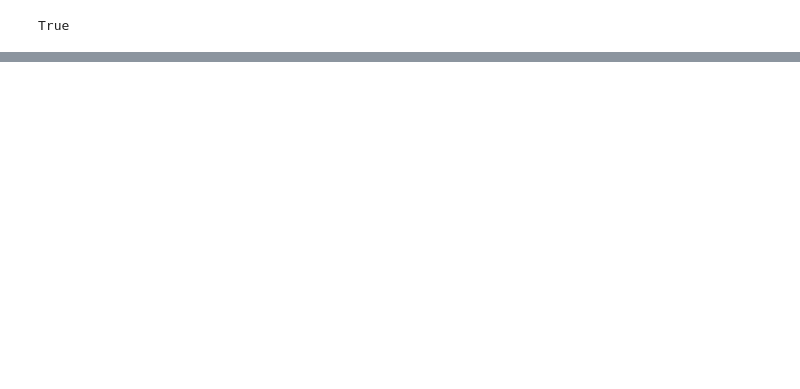
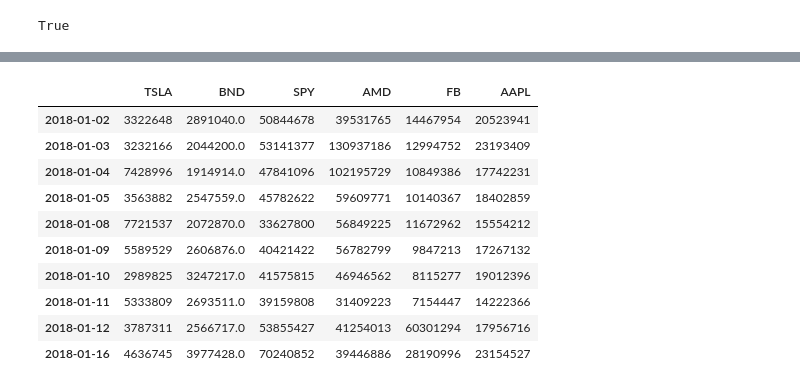
Before and after one commit to sumeetvaidya/bootcamp-project-1, a Jupyter notebook: MarketData.ipynb, the cells around one changed output, grey strips where cells are left out. Cells and saved outputs as stored; diff of their text form; code cells hidden in the pictures; blank space fills up the shorter version.

```diff
--- a/MarketData.ipynb
+++ b/MarketData.ipynb
@@ -94,0 +103,21 @@ df_daily_returns["TSLA"].plot.hist()
+# %%
+df_volume = pd.DataFrame()
+for ticker in tickers:
+    df_volume[ticker]=df_ticker[ticker]['volume']
+
+# Drop the time component of the date
+df_volume.index = df_volume.index.date
+# Display sample data
+df_volume.head(10)
+# %% [output]
+|  | TSLA | BND | SPY | AMD | FB | AAPL |
+| 2018-01-02 | 3322648 | 2891040.0 | 50844678 | 39531765 | 14467954 | 20523941 |
+| 2018-01-03 | 3232166 | 2044200.0 | 53141377 | 130937186 | 12994752 | 23193409 |
+| 2018-01-04 | 7428996 | 1914914.0 | 47841096 | 102195729 | 10849386 | 17742231 |
+| 2018-01-05 | 3563882 | 2547559.0 | 45782622 | 59609771 | 10140367 | 18402859 |
+| 2018-01-08 | 7721537 | 2072870.0 | 33627800 | 56849225 | 11672962 | 15554212 |
+| 2018-01-09 | 5589529 | 2606876.0 | 40421422 | 56782799 | 9847213 | 17267132 |
+| 2018-01-10 | 2989825 | 3247217.0 | 41575815 | 46946562 | 8115277 | 19012396 |
+| 2018-01-11 | 5333809 | 2693511.0 | 39159808 | 31409223 | 7154447 | 14222366 |
+| 2018-01-12 | 3787311 | 2566717.0 | 53855427 | 41254013 | 60301294 | 17956716 |
+| 2018-01-16 | 4636745 | 3977428.0 | 70240852 | 39446886 | 28190996 | 23154527 |
```
Also changed, not shown: parts of 5 cells of this notebook, 7 other files.
